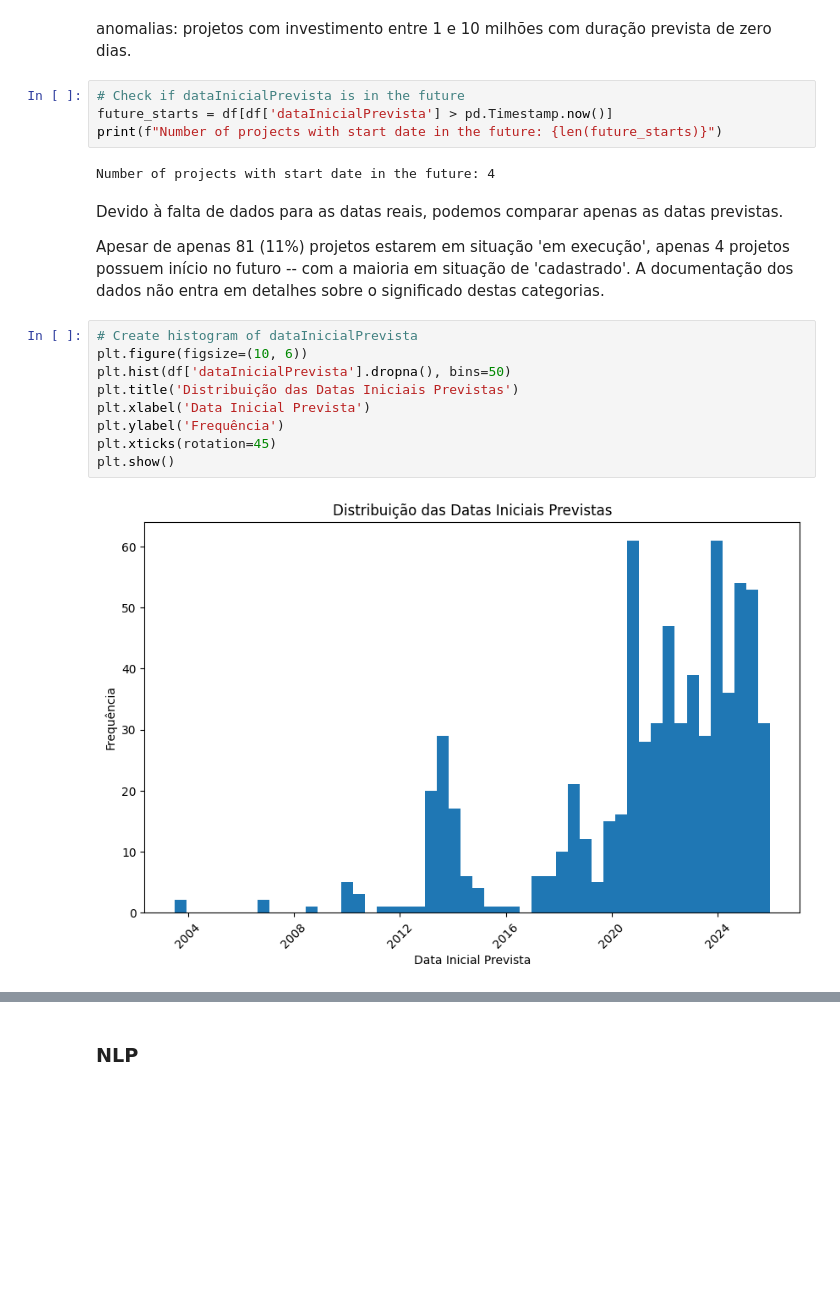
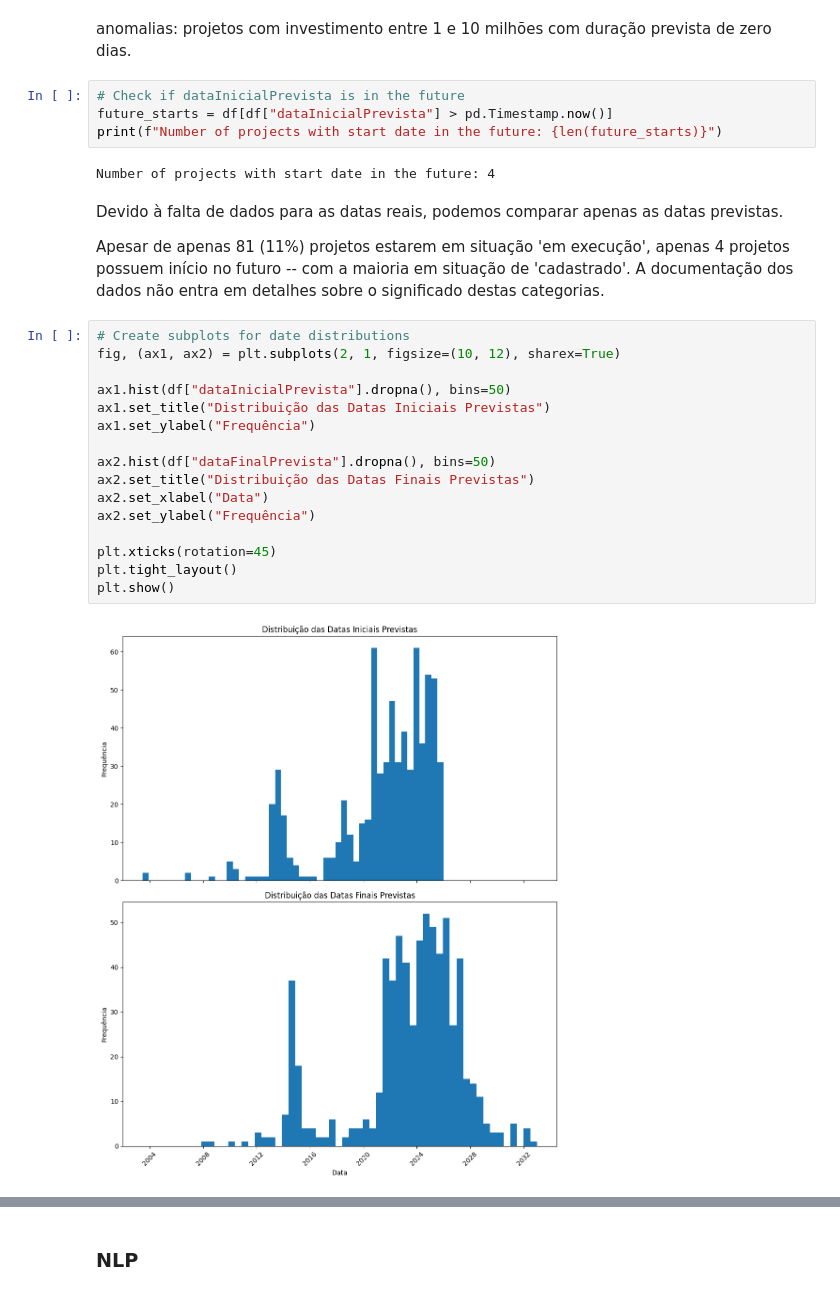
Before and after one commit to noah-art3mis/takehome-lablivre-analysis, a Jupyter notebook: relatorio_lablivre.ipynb, the cells around one changed output, grey strips where cells are left out. Saved outputs shown, nothing was run; the diff lists cells and outputs as text; blank space fills up the shorter version.

```diff
--- a/relatorio_lablivre.ipynb
+++ b/relatorio_lablivre.ipynb
@@ -1141,7 +1144,7 @@ df[["descricao", "duracaoPrevista", "investimentoFaixa"]].sort_values(
 anomalias: projetos com investimento entre 1 e 10 milhões com duração prevista de zero dias.
 # %%
 # Check if dataInicialPrevista is in the future
-future_starts = df[df['dataInicialPrevista'] > pd.Timestamp.now()]
+future_starts = df[df["dataInicialPrevista"] > pd.Timestamp.now()]
 print(f"Number of projects with start date in the future: {len(future_starts)}")
 # %% [output]
 Number of projects with start date in the future: 4
@@ -1150,13 +1153,20 @@ Devido à falta de dados para as datas reais, podemos comparar apenas as datas p
 
 Apesar de apenas 81 (11%) projetos estarem em situação 'em execução', apenas 4 projetos possuem início no futuro -- com a maioria em situação de 'cadastrado'. A documentação dos dados não entra em detalhes sobre o significado destas categorias.
 # %%
-# Create histogram of dataInicialPrevista
-plt.figure(figsize=(10, 6))
-plt.hist(df['dataInicialPrevista'].dropna(), bins=50)
-plt.title('Distribuição das Datas Iniciais Previstas')
-plt.xlabel('Data Inicial Prevista')
-plt.ylabel('Frequência')
+# Create subplots for date distributions
+fig, (ax1, ax2) = plt.subplots(2, 1, figsize=(10, 12), sharex=True)
+
+ax1.hist(df["dataInicialPrevista"].dropna(), bins=50)
+ax1.set_title("Distribuição das Datas Iniciais Previstas")
+ax1.set_ylabel("Frequência")
+
+ax2.hist(df["dataFinalPrevista"].dropna(), bins=50)
+ax2.set_title("Distribuição das Datas Finais Previstas")
+ax2.set_xlabel("Data")
+ax2.set_ylabel("Frequência")
+
 plt.xticks(rotation=45)
+plt.tight_layout()
 plt.show()
 # %% [output]
-[figure, old version]
+[figure, new version]
```
Also changed, not shown: parts of 15 cells of this notebook, 3 other files.
